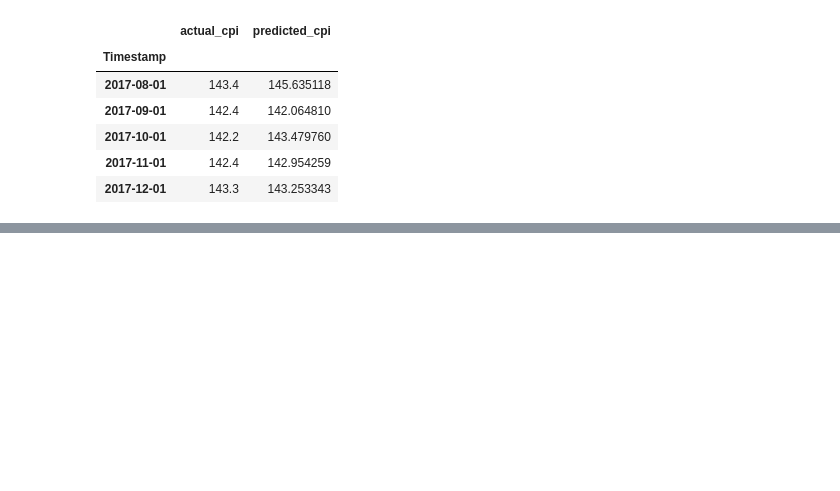
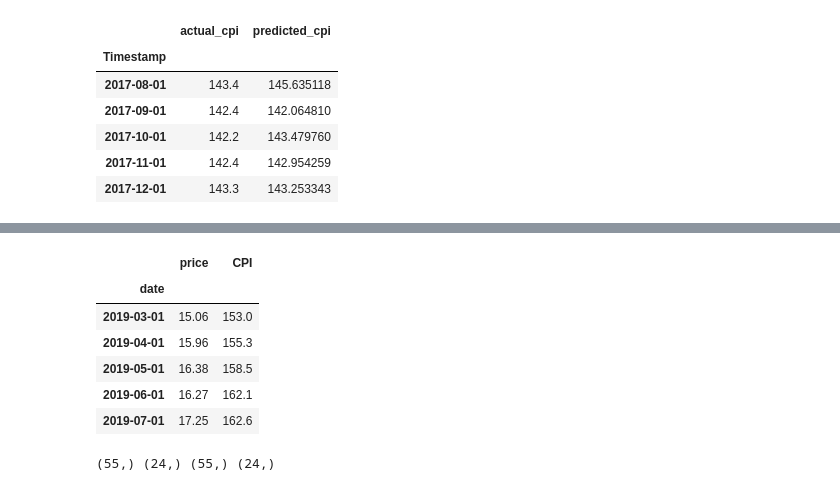
Before and after one commit to Aman-1412/cpi_prediction, a Jupyter notebook: CPI_Prediction.ipynb, the cells around one changed output, grey strips where cells are left out. Cells and saved outputs as stored; diff of their text form; code cells hidden in the pictures; blank space fills up the shorter version.

```diff
--- a/CPI_Prediction.ipynb
+++ b/CPI_Prediction.ipynb
@@ -531,0 +555,2 @@ final_df.head()
+# %%
+milk_prices_df.drop(columns = ["open", "high", "low", "x", "y"], axis = 1, inplace = True)
@@ -531,0 +566,3 @@ final_df.head()
+# %%
+milk_prices_df.rename(columns={'close': 'price'}, inplace = True)
+milk_prices_df.head()
@@ -531,0 +576,3 @@ final_df.head()
+# %%
+milk_prices_df.set_index("date", inplace = True)
+milk_prices_df.head()
@@ -531,0 +600,23 @@ final_df.head()
+# %%
+combined_fuel_cpi.rename(columns = {"Combined" : "CPI"}, inplace = True)
+milk_prices_cpi_df = milk_prices_df.join(combined_fuel_cpi)
+milk_prices_cpi_df.dropna(inplace = True)
+# %%
+milk_prices_cpi_df.tail()
+# %% [output]
+|  | price | CPI |
+| date |  |  |
+| 2019-03-01 | 15.06 | 153.0 |
+| 2019-04-01 | 15.96 | 155.3 |
+| 2019-05-01 | 16.38 | 158.5 |
+| 2019-06-01 | 16.27 | 162.1 |
+| 2019-07-01 | 17.25 | 162.6 |
+# %%
+X, y = milk_prices_cpi_df["price"].values, milk_prices_cpi_df["CPI"].values
+train_size, total_size = 0.7, len(X)
+X_train, X_test = X[:int(train_size * total_size)], X[int(train_size * total_size):]
+y_train, y_test = y[:int(train_size * total_size)], y[int(train_size * total_size):]
+
+print(X_train.shape, X_test.shape, y_train.shape, y_test.shape)
+# %% [output]
+(55,) (24,) (55,) (24,)
```
Also changed, not shown: parts of 13 cells of this notebook, 2 other files.
